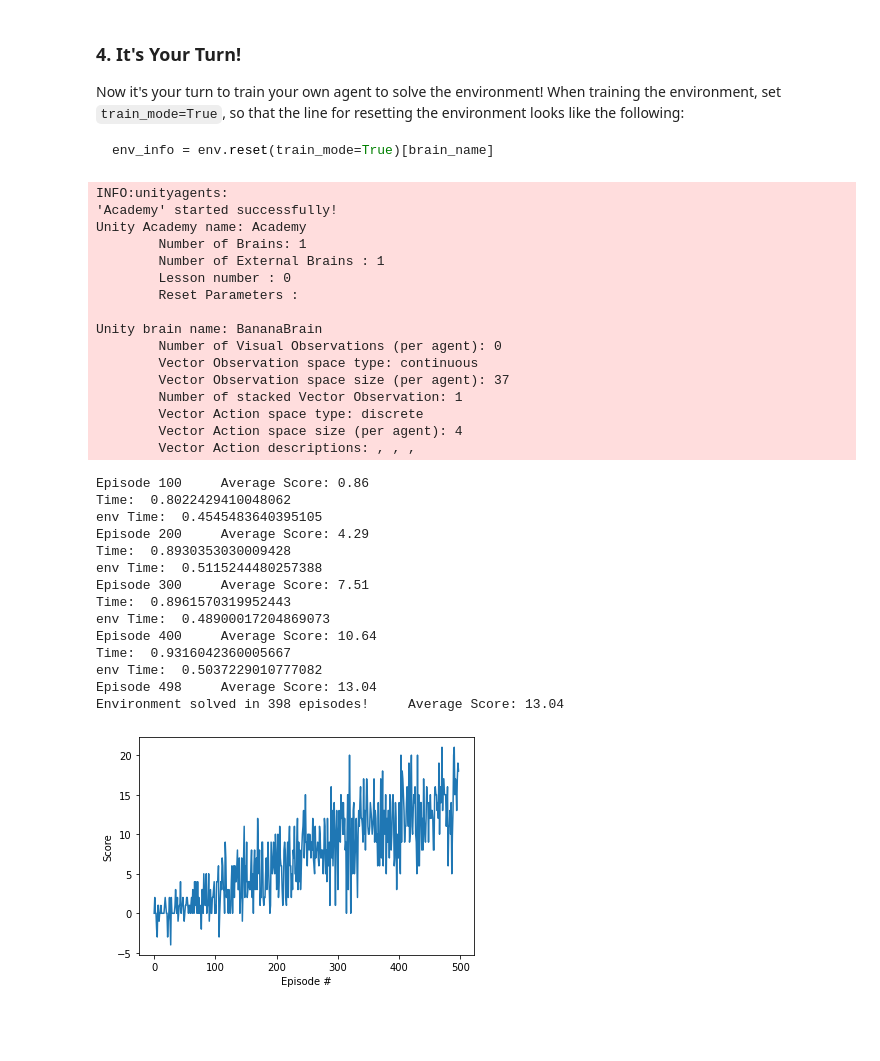
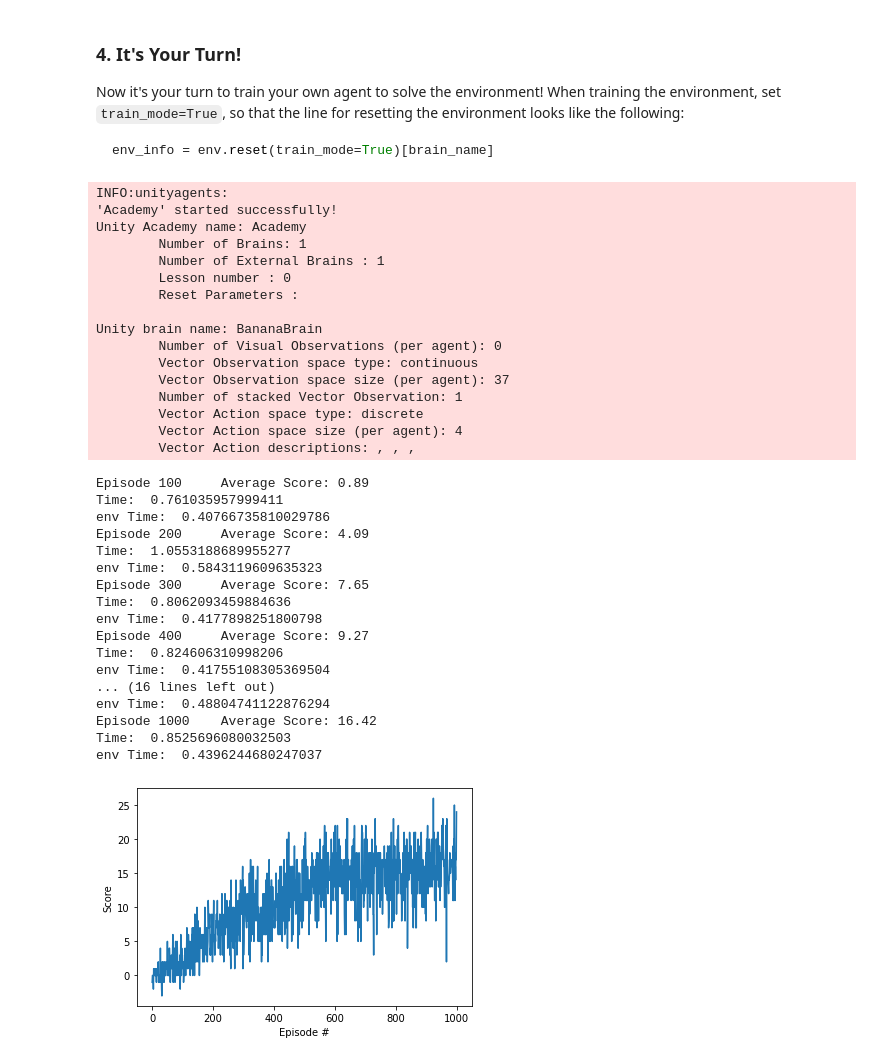
Before and after one commit to jmh-1/deep-reinforcement-learning, a Jupyter notebook: p1_navigation/Navigation.ipynb, the cells around one changed output. Cells and saved outputs as stored; diff of their text form; code cells hidden in the pictures; blank space fills up the shorter version.

```diff
--- a/p1_navigation/Navigation.ipynb
+++ b/p1_navigation/Navigation.ipynb
@@ -162,6 +162,7 @@ def dqn(n_episodes=2000, max_t=1000, eps_start=1.0, eps_end=0.01, eps_decay=0.99
     scores = []                        # list containing scores from each episode
     scores_window = deque(maxlen=100)  # last 100 scores
     eps = eps_start                    # initialize epsilon
+    solved = False
     for i_episode in range(1, n_episodes+1):
         env_info = env.reset(train_mode=True)[brain_name] # reset the environment
         state = env_info.vector_observations[0]            # get the current state
@@ -195,52 +196,56 @@ def dqn(n_episodes=2000, max_t=1000, eps_start=1.0, eps_end=0.01, eps_decay=0.99
             print('\rEpisode {}\tAverage Score: {:.2f}'.format(i_episode, np.mean(scores_window)))
             print('Time: ', timeit.default_timer() - start)
             print('env Time: ', total_env_time)
-        if np.mean(scores_window)>=13.0:
+        if np.mean(scores_window)>=13.0 and not solved:
             print('\nEnvironment solved in {:d} episodes!\tAverage Score: {:.2f}'.format(i_episode-100, np.mean(scores_window)))
-            torch.save(agent.qnetwork_local.state_dict(), 'checkpoint.pth')
-            break
+            solved = True
+    torch.save(agent.qnetwork_local.state_dict(), 'checkpoint_final.pth')
+
     return scores
 
-scores = dqn()
+scores = dqn(n_episodes=1000)
 
 # plot the scores
 fig = plt.figure()
 ax = fig.add_subplot(111)
 plt.plot(np.arange(len(scores)), scores)
 plt.ylabel('Score')
 plt.xlabel('Episode #')
 plt.show()
 # %% [output]
 INFO:unityagents:
 'Academy' started successfully!
 Unity Academy name: Academy
         Number of Brains: 1
         Number of External Brains : 1
         Lesson number : 0
         Reset Parameters :
 
 Unity brain name: BananaBrain
         Number of Visual Observations (per agent): 0
         Vector Observation space type: continuous
         Vector Observation space size (per agent): 37
         Number of stacked Vector Observation: 1
         Vector Action space type: discrete
         Vector Action space size (per agent): 4
         Vector Action descriptions: , , ,
-Episode 100     Average Score: 0.86
-Time:  0.8022429410048062
-env Time:  0.4545483640395105
-Episode 200     Average Score: 4.29
-Time:  0.8930353030009428
-env Time:  0.5115244480257388
-Episode 300     Average Score: 7.51
-Time:  0.8961570319952443
-env Time:  0.48900017204869073
-Episode 400     Average Score: 10.64
-Time:  0.9316042360005667
-env Time:  0.5037229010777082
-Episode 498     Average Score: 13.04
-Environment solved in 398 episodes!     Average Score: 13.04
+Episode 100     Average Score: 0.89
+Time:  0.761035957999411
+env Time:  0.40766735810029786
+Episode 200     Average Score: 4.09
+Time:  1.0553188689955277
+env Time:  0.5843119609635323
+Episode 300     Average Score: 7.65
+Time:  0.8062093459884636
+env Time:  0.4177898251800798
+Episode 400     Average Score: 9.27
+Time:  0.824606310998206
+env Time:  0.41755108305369504
+... (16 lines left out)
+env Time:  0.48804741122876294
+Episode 1000    Average Score: 16.42
+Time:  0.8525696080032503
+env Time:  0.4396244680247037
-[figure, old version]
+[figure, new version]
 # %%
 env.close()
```
Also changed, not shown: 2 other files.
